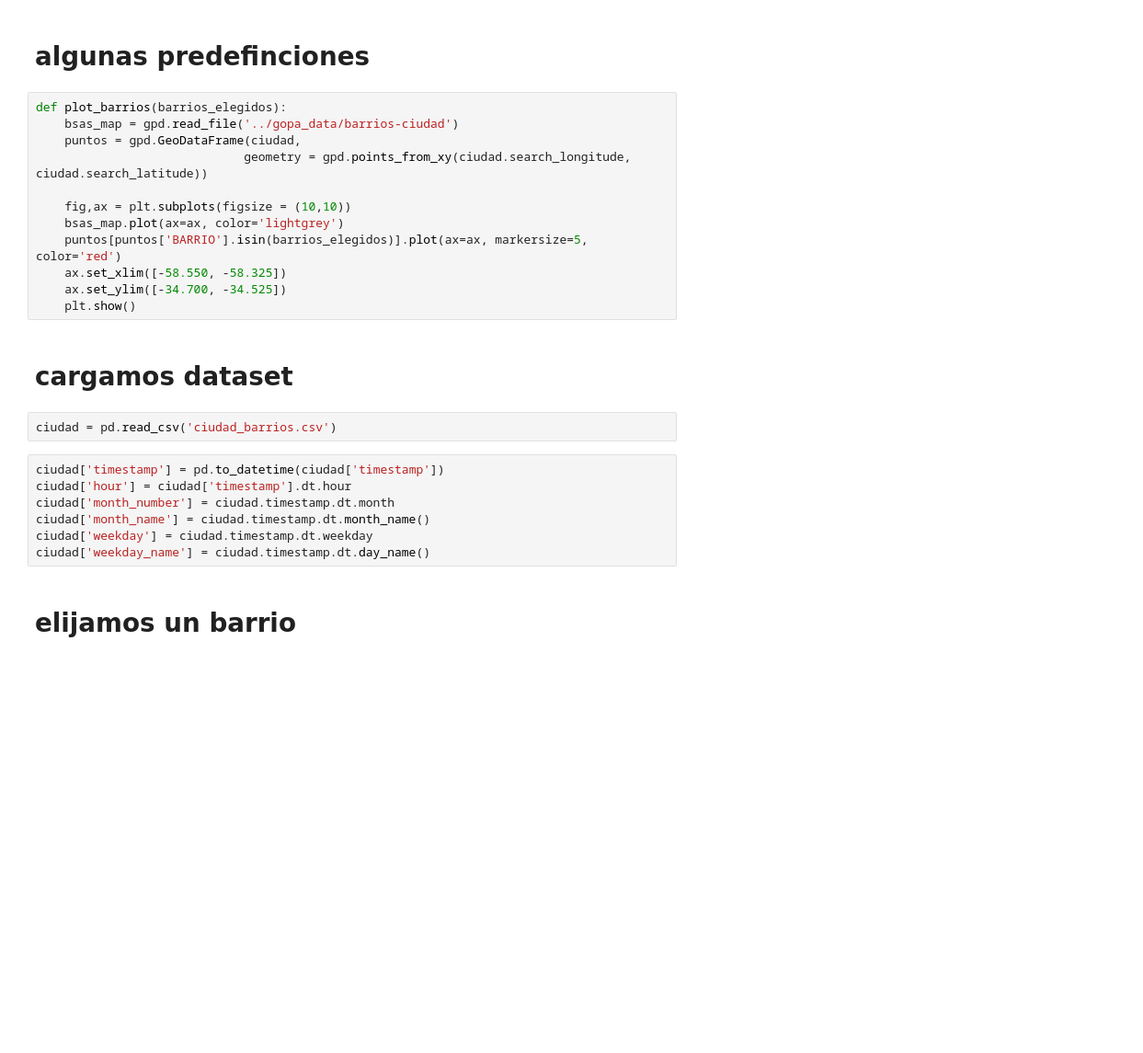
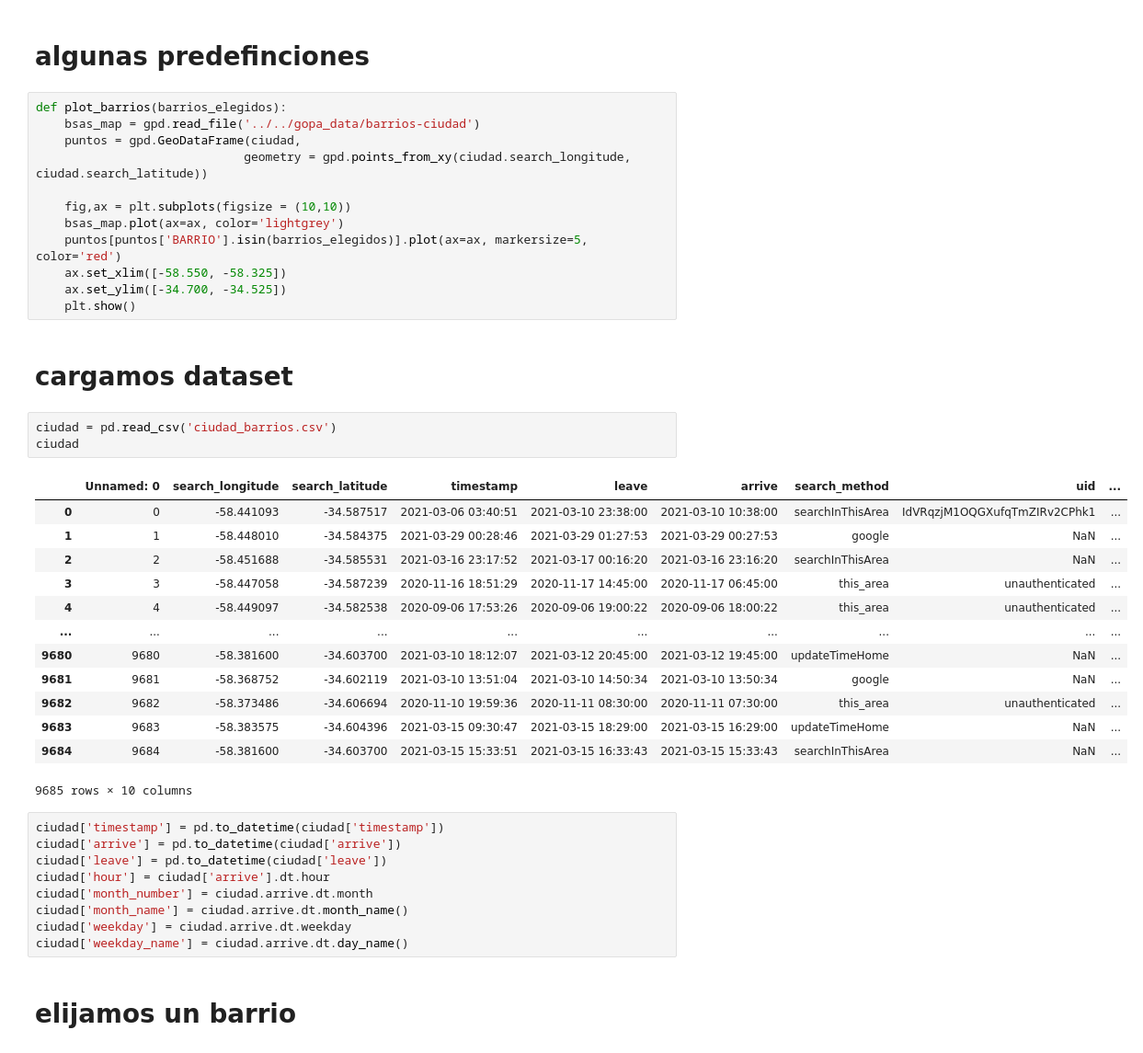
Before and after one commit to julietahocsman/goproject, a Jupyter notebook: notebooks/notebooks_analisis/AnalisisDiario.ipynb, the cells around one changed output. Shown: that part at 92% size. Cells and saved outputs as stored; diff of their text form; blank space fills up the shorter version.

```diff
--- a/notebooks/notebooks_analisis/AnalisisDiario.ipynb
+++ b/notebooks/notebooks_analisis/AnalisisDiario.ipynb
@@ -14,7 +14,7 @@ warnings.filterwarnings('ignore')
 # algunas predefinciones
 # %%
 def plot_barrios(barrios_elegidos):
-    bsas_map = gpd.read_file('../gopa_data/barrios-ciudad')
+    bsas_map = gpd.read_file('../../gopa_data/barrios-ciudad')
     puntos = gpd.GeoDataFrame(ciudad,
                              geometry = gpd.points_from_xy(ciudad.search_longitude, ciudad.search_latitude))
 
@@ -28,13 +28,30 @@ def plot_barrios(barrios_elegidos):
 #  cargamos dataset
 # %%
 ciudad = pd.read_csv('ciudad_barrios.csv')
+ciudad
+# %% [output]
+|  | Unnamed: 0 | search_longitude | search_latitude | timestamp | leave | arrive | search_method | uid | ... |
+| 0 | 0 | -58.441093 | -34.587517 | 2021-03-06 03:40:51 | 2021-03-10 23:38:00 | 2021-03-10 10:38:00 | searchInThisArea | IdVRqzjM1OQGXufqTmZIRv2CPhk1 | ... |
+| 1 | 1 | -58.448010 | -34.584375 | 2021-03-29 00:28:46 | 2021-03-29 01:27:53 | 2021-03-29 00:27:53 | google | NaN | ... |
+| 2 | 2 | -58.451688 | -34.585531 | 2021-03-16 23:17:52 | 2021-03-17 00:16:20 | 2021-03-16 23:16:20 | searchInThisArea | NaN | ... |
+| 3 | 3 | -58.447058 | -34.587239 | 2020-11-16 18:51:29 | 2020-11-17 14:45:00 | 2020-11-17 06:45:00 | this_area | unauthenticated | ... |
+| 4 | 4 | -58.449097 | -34.582538 | 2020-09-06 17:53:26 | 2020-09-06 19:00:22 | 2020-09-06 18:00:22 | this_area | unauthenticated | ... |
+| ... | ... | ... | ... | ... | ... | ... | ... | ... | ... |
+| 9680 | 9680 | -58.381600 | -34.603700 | 2021-03-10 18:12:07 | 2021-03-12 20:45:00 | 2021-03-12 19:45:00 | updateTimeHome | NaN | ... |
+| 9681 | 9681 | -58.368752 | -34.602119 | 2021-03-10 13:51:04 | 2021-03-10 14:50:34 | 2021-03-10 13:50:34 | google | NaN | ... |
+| 9682 | 9682 | -58.373486 | -34.606694 | 2020-11-10 19:59:36 | 2020-11-11 08:30:00 | 2020-11-11 07:30:00 | this_area | unauthenticated | ... |
+| 9683 | 9683 | -58.383575 | -34.604396 | 2021-03-15 09:30:47 | 2021-03-15 18:29:00 | 2021-03-15 16:29:00 | updateTimeHome | NaN | ... |
+| 9684 | 9684 | -58.381600 | -34.603700 | 2021-03-15 15:33:51 | 2021-03-15 16:33:43 | 2021-03-15 15:33:43 | searchInThisArea | NaN | ... |
+9685 rows × 10 columns
 # %%
 ciudad['timestamp'] = pd.to_datetime(ciudad['timestamp'])
-ciudad['hour'] = ciudad['timestamp'].dt.hour
-ciudad['month_number'] = ciudad.timestamp.dt.month
-ciudad['month_name'] = ciudad.timestamp.dt.month_name()
-ciudad['weekday'] = ciudad.timestamp.dt.weekday
-ciudad['weekday_name'] = ciudad.timestamp.dt.day_name()
+ciudad['arrive'] = pd.to_datetime(ciudad['arrive'])
+ciudad['leave'] = pd.to_datetime(ciudad['leave'])
+ciudad['hour'] = ciudad['arrive'].dt.hour
+ciudad['month_number'] = ciudad.arrive.dt.month
+ciudad['month_name'] = ciudad.arrive.dt.month_name()
+ciudad['weekday'] = ciudad.arrive.dt.weekday
+ciudad['weekday_name'] = ciudad.arrive.dt.day_name()
 # %% [markdown]
 # elijamos un barrio
 # %%
```
Also changed, not shown: parts of 4 cells of this notebook, 2 other files.
